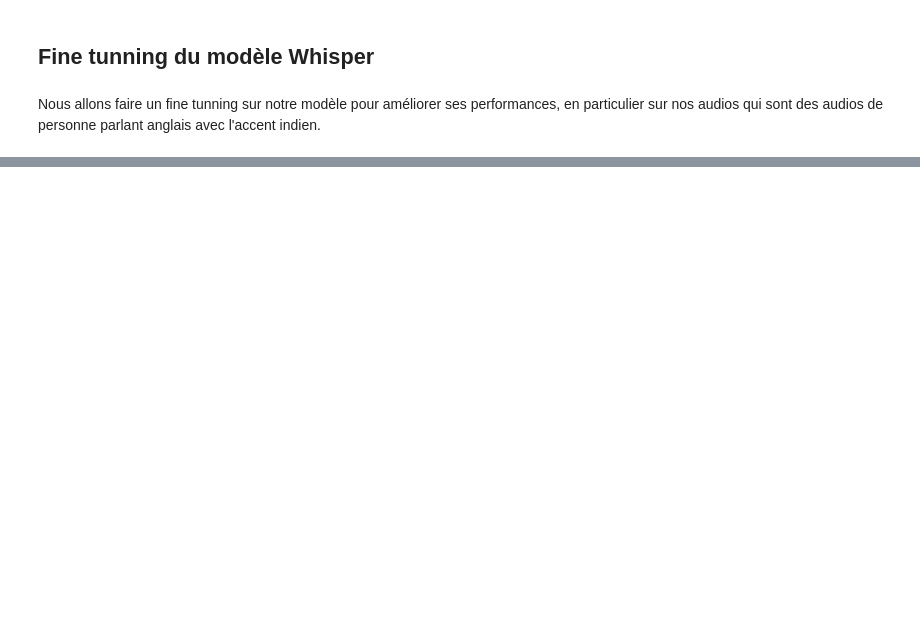
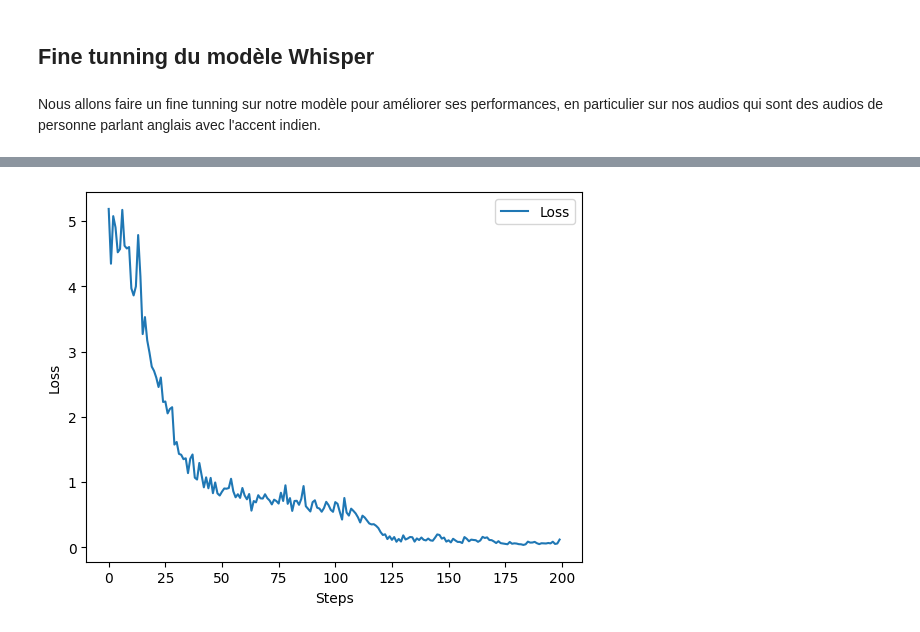
Before and after one commit to Elise23/MLSP_Project, a Jupyter notebook: Speech_to_Text.ipynb, the cells around one changed output, grey strips where cells are left out. Drawn from its saved outputs; the diff is of its cells as text; code cells hidden in the pictures; blank space fills up the shorter version.

```diff
--- a/Speech_to_Text.ipynb
+++ b/Speech_to_Text.ipynb
@@ -380,0 +861,20 @@ Nous allons faire un fine tunning sur notre modèle pour améliorer ses performa
+# %%
+train_log = int(200)
+log = trainer.state.log_history
+# log[:train_log]
+
+all_loss = []
+
+for element in log[:train_log]:
+  all_loss.append(element["loss"])
+
+import matplotlib.pyplot as plt
+
+# Plot the loss over epochs
+plt.plot(all_loss, label="Loss")
+plt.xlabel("Steps")
+plt.ylabel("Loss")
+plt.legend()
+plt.show()
+# %% [output]
+[figure, added]
```
Also changed, not shown: parts of 49 cells of this notebook.
